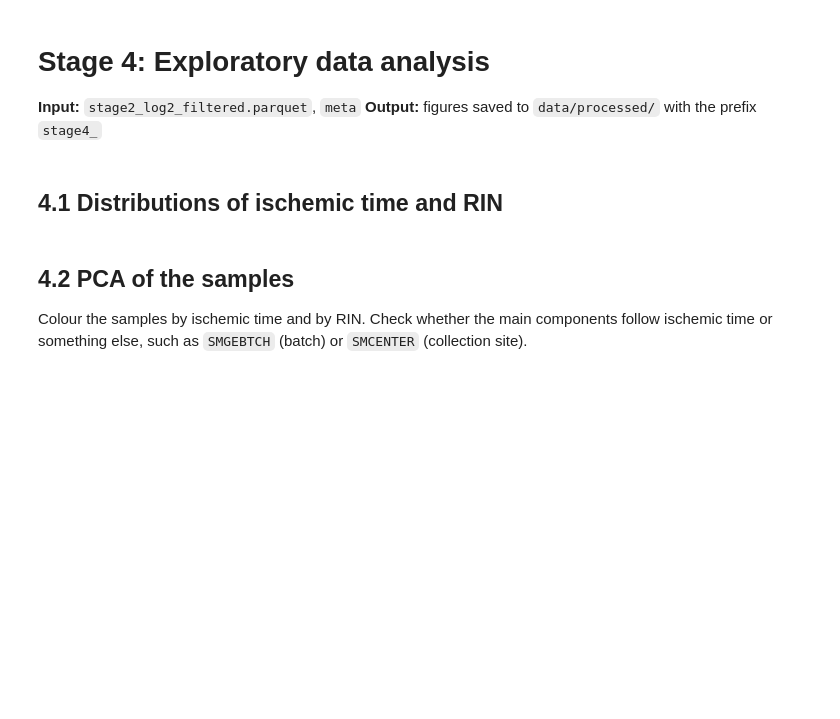
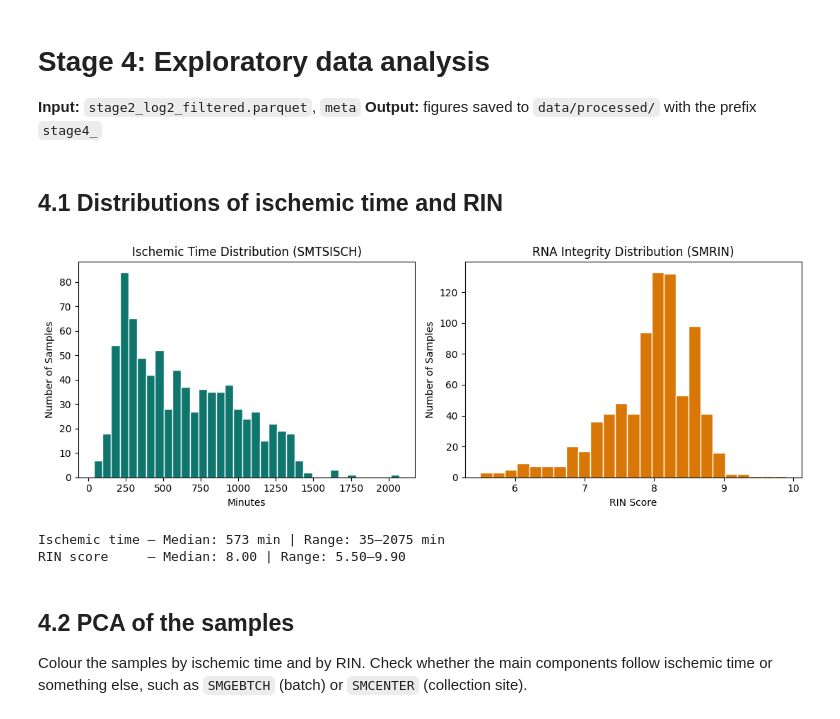
Before and after one commit to Vinit-Rabadiya/pmi-gene-expression-analysis, a Jupyter notebook: bioinformatics_pmi_gene_expression_analysis.ipynb, the cells around one changed output. Drawn from its saved outputs; the diff is of its cells as text; code cells hidden in the pictures; blank space fills up the shorter version.

Commit message:
fixed mounting of drive and variable distribution and PCA

```diff
--- a/bioinformatics_pmi_gene_expression_analysis.ipynb
+++ b/bioinformatics_pmi_gene_expression_analysis.ipynb
@@ -545,3 +564,25 @@ Check for missing values and for samples that look like outliers. Keep the colum
+# %%
+# Load the cleaned matrix saved in Stage 2.4
+expr_log = pd.read_parquet(f'{PROCESSED}/stage2_log2_filtered.parquet')
+
+fig, axes = plt.subplots(1, 2, figsize=(11, 4))
+
+axes[0].hist(meta['ischemic_min'], bins=35, color='#0f766e', edgecolor='white')
+axes[0].set(title='Ischemic Time Distribution (SMTSISCH)', xlabel='Minutes', ylabel='Number of Samples')
+
+axes[1].hist(meta['rin'], bins=25, color='#d97706', edgecolor='white')
+axes[1].set(title='RNA Integrity Distribution (SMRIN)', xlabel='RIN Score', ylabel='Number of Samples')
+
+plt.tight_layout()
+plt.savefig(f'{PROCESSED}/stage4_1_distributions.png', dpi=150)
+plt.show()
+
+print(f"Ischemic time — Median: {meta['ischemic_min'].median():.0f} min | Range: {meta['ischemic_min'].min():.0f}–{meta['ischemic_min'].max():.0f} min")
+print(f"RIN score     — Median: {meta['rin'].median():.2f} | Range: {meta['rin'].min():.2f}–{meta['rin'].max():.2f}")
+# %% [output]
+[figure, added]
+Ischemic time — Median: 573 min | Range: 35–2075 min
+RIN score     — Median: 8.00 | Range: 5.50–9.90
 # %% [markdown]
 ## 4.2 PCA of the samples
 Colour the samples by ischemic time and by RIN. Check whether the main components follow ischemic time or something else, such as `SMGEBTCH` (batch) or `SMCENTER` (collection site).
```
Also changed, not shown: parts of 12 cells of this notebook.
